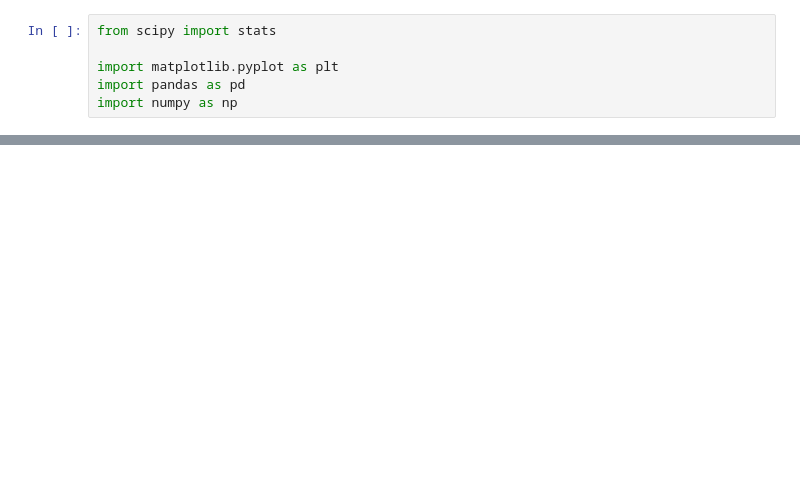
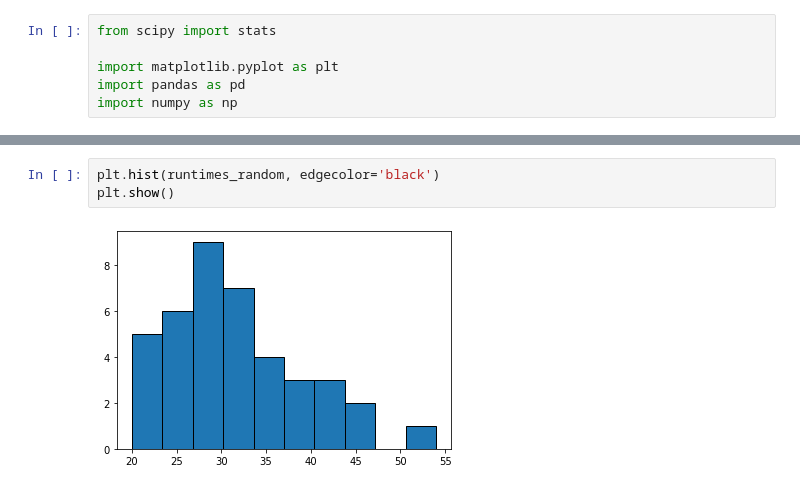
Before and after one commit to mfm92/Reproducibility_TopK, a Jupyter notebook: stats_test.ipynb, the cells around one changed output, grey strips where cells are left out. Saved outputs shown, nothing was run; the diff lists cells and outputs as text; blank space fills up the shorter version.

```diff
--- a/stats_test.ipynb
+++ b/stats_test.ipynb
@@ -17,0 +90,5 @@ alternative idea: run same setting multiple times... compare for seed sizes (che
+# %%
+plt.hist(runtimes_random, edgecolor='black')
+plt.show()
+# %% [output]
+[figure, added]
```
Also changed, not shown: parts of 23 cells of this notebook, 20 other files.
